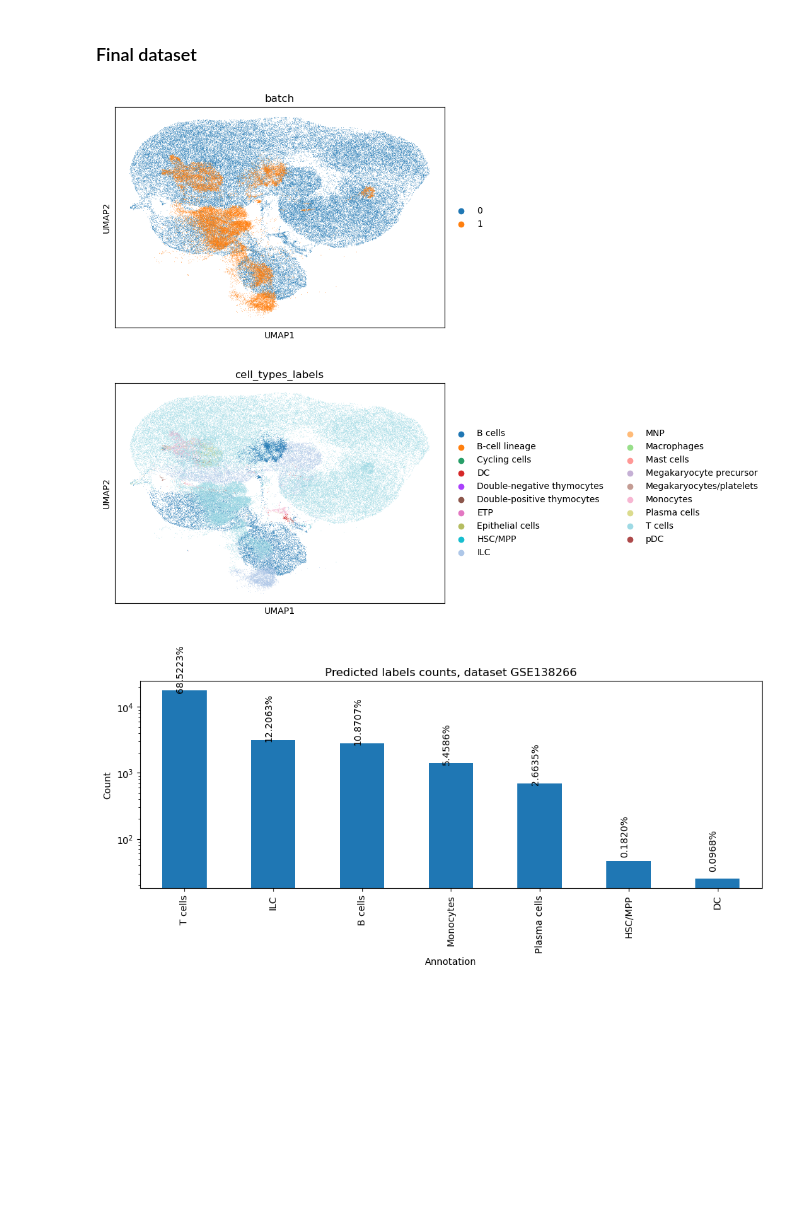
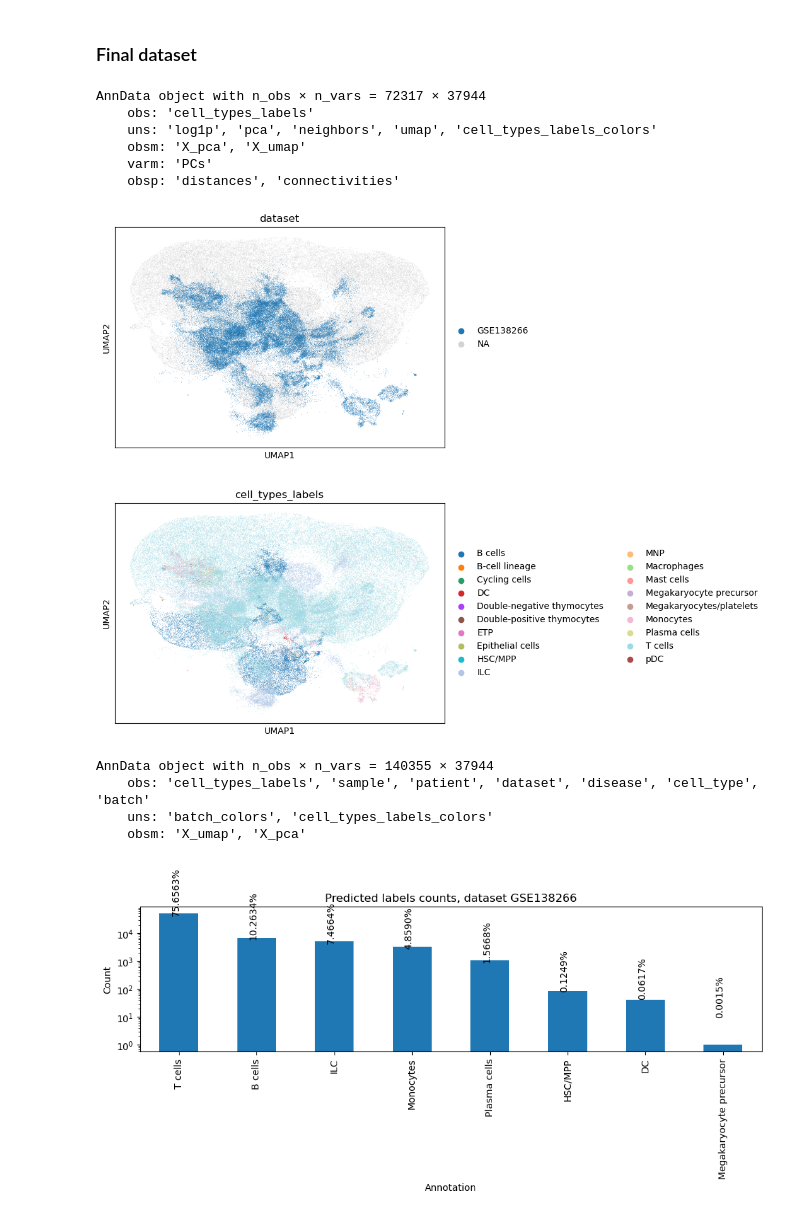
Before and after one commit to multi-omics-integration-for-MS/multi-omics-integration, a Jupyter notebook: 11_BBKNN_GSE239626_GSE138266.ipynb, the cells around one changed output. Drawn from its saved outputs; the diff is of its cells as text; code cells hidden in the pictures; blank space fills up the shorter version.

```diff
--- a/11_BBKNN_GSE239626_GSE138266.ipynb
+++ b/11_BBKNN_GSE239626_GSE138266.ipynb
@@ -332,38 +364,54 @@ for adata_results in adata_concat_list:
 # %% [markdown]
 ### Final dataset
+# %%
+adata_ref_GSE239626_new
+# %% [output]
+AnnData object with n_obs × n_vars = 72317 × 37944
+    obs: 'cell_types_labels'
+    uns: 'log1p', 'pca', 'neighbors', 'umap', 'cell_types_labels_colors'
+    obsm: 'X_pca', 'X_umap'
+    varm: 'PCs'
+    obsp: 'distances', 'connectivities'
 # %%
 adata_transcriptomic = adata_ref_GSE239626_new
 
-for subset in adata_concat_list:
+for subset in [adata_csf_ms, adata_pbmc_ms, adata_pbmc_pst, adata_csf_ptc, adata_pbmc_ptc]:
     # estrapolate from dataset only the cells in batch 'GSE138266'
-    subset_GSE138266 = subset[subset.obs['batch'] == 'GSE138266']
+    subset_GSE138266 = subset[subset.obs['dataset'] == 'GSE138266']
 
     # concatenate the transcriptomic dataset with the subset
     adata_transcriptomic = adata_transcriptomic.concatenate(subset_GSE138266, batch_key='batch')
 # %%
-visulize_umap(adata_transcriptomic, color=['batch', 'cell_types_labels'], ncols=1)
+visulize_umap(adata_transcriptomic, color=['dataset', 'cell_types_labels'], ncols=1)
 # %% [output]
-[figure, old version]
+[figure, new version]
+# %%
+adata_transcriptomic
+# %% [output]
+AnnData object with n_obs × n_vars = 140355 × 37944
+    obs: 'cell_types_labels', 'sample', 'patient', 'dataset', 'disease', 'cell_type', 'batch'
+    uns: 'batch_colors', 'cell_types_labels_colors'
+    obsm: 'X_umap', 'X_pca'
 # %%
 import matplotlib.pyplot as plt
 
 plt.figure(figsize=(10, 5))
 ax = plt.gca()
-adata_transcriptomic[adata_transcriptomic.obs['batch']=='1'].obs['cell_types_labels'].value_counts().plot(kind='bar', ax=ax)
-total= len(adata_transcriptomic[adata_transcriptomic.obs['batch']=='1'].obs['cell_types_labels'])
+adata_transcriptomic[adata_transcriptomic.obs['dataset'] == 'GSE138266'].obs['cell_types_labels'].value_counts().plot(kind='bar', ax=ax)
+total= len(adata_transcriptomic[adata_transcriptomic.obs['dataset'] == 'GSE138266'].obs['cell_types_labels'])
 for p in ax.patches:
     percentage = '{:.4f}%'.format(100 * p.get_height()/total)
     x = p.get_x() + p.get_width() / 2 - 0.1
     y = p.get_y() + p.get_height() + 10
     plt.annotate(percentage, (x, y), rotation=90)
 plt.xticks(rotation=90)
 plt.yscale('log')
 plt.title('Predicted labels counts, dataset GSE138266')
 plt.xlabel('Annotation')
 plt.ylabel('Count')
 plt.tight_layout()
 plt.show()
 # %% [output]
-[figure, old version]
+[figure, new version]
 # %%
 # save prediction
```
Also changed, not shown: parts of 8 cells of this notebook, 2 other files.
